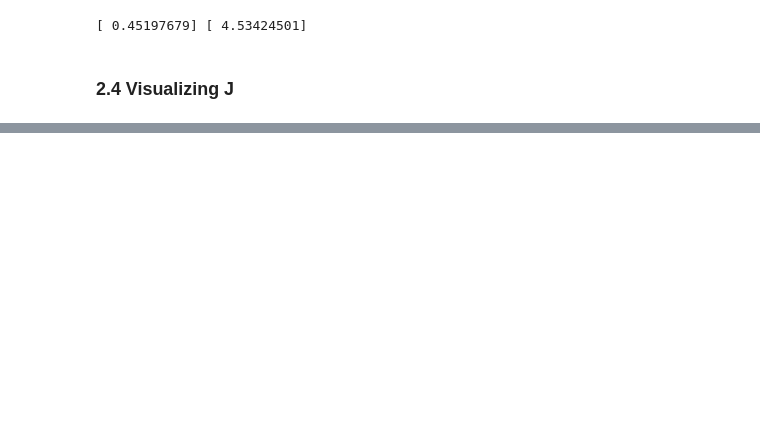
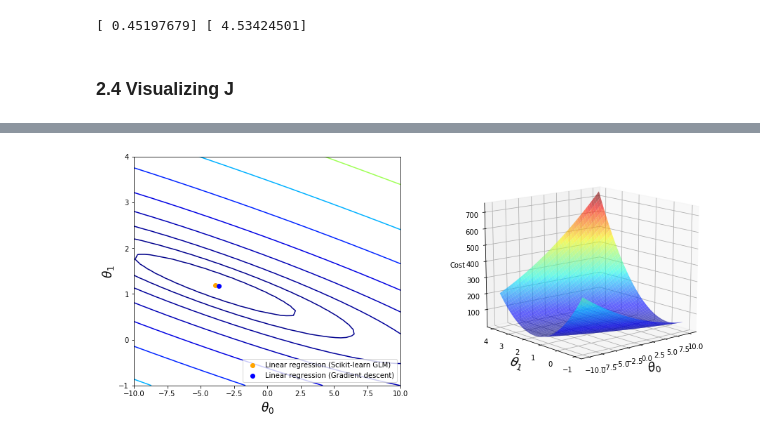
Before and after one commit to vitaminac/maths, a Jupyter notebook: 1 Linear Regression/assignment.ipynb, the cells around one changed output, grey strips where cells are left out. Drawn from its saved outputs; the diff is of its cells as text; code cells hidden in the pictures; blank space fills up the shorter version.

```diff
--- a/1 Linear Regression/assignment.ipynb
+++ b/1 Linear Regression/assignment.ipynb
@@ -157,0 +146,37 @@ array([[-10.        ,  -9.59183673,  -9.18367347, ...,   9.18367347,
+# %%
+# Create grid coordinates for plotting
+T0 = np.linspace(-10, 10)
+T1 = np.linspace(-1, 4)
+xx, yy = np.meshgrid(T0, T1, indexing='xy')
+# initialize J vals to a matrix of 0's
+Z = np.zeros((T0.size, T1.size))
+# Calculate Z-values (Cost) based on grid of coefficients
+# Fill out J.vals
+for (i, j), v in np.ndenumerate(Z):
+    Z[i, j] = computeCost(X, y, theta=[[xx[i, j]], [yy[i, j]]])
+
+cost_fig = plt.figure(figsize=(15, 6))
+ax1 = cost_fig.add_subplot(121)
+ax2 = cost_fig.add_subplot(122, projection='3d')
+
+# Left plot
+CS = ax1.contour(xx, yy, Z, np.logspace(-2, 3, 20), cmap=plt.cm.jet)
+ax1.scatter(reg.intercept_, reg.coef_, c='orange', label='Linear regression (Scikit-learn GLM)')
+ax1.scatter(theta[0], theta[1], c='b', label='Linear regression (Gradient descent)')
+
+# Right plot
+ax2.plot_surface(xx, yy, Z, rstride=1, cstride=1, alpha=0.6, cmap=plt.cm.jet)
+ax2.set_zlabel('Cost')
+ax2.set_zlim(Z.min(), Z.max())
+ax2.view_init(elev=15, azim=230)
+
+# settings common to both plots
+for ax in cost_fig.axes:
+    ax.set_xlabel(r'$\theta_0$', fontsize=17)
+    ax.set_ylabel(r'$\theta_1$', fontsize=17)
+
+ax1.legend(loc='lower right')
+
+cost_fig
+# %% [output]
+[figure, added]
```
Also changed, not shown: parts of 10 cells of this notebook.
